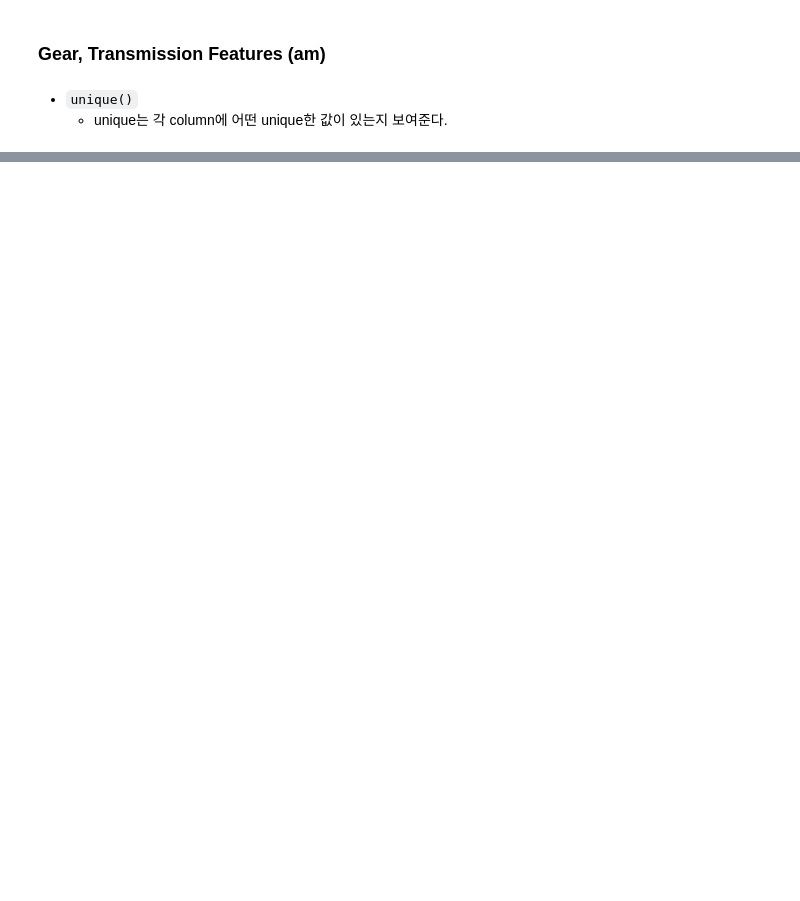
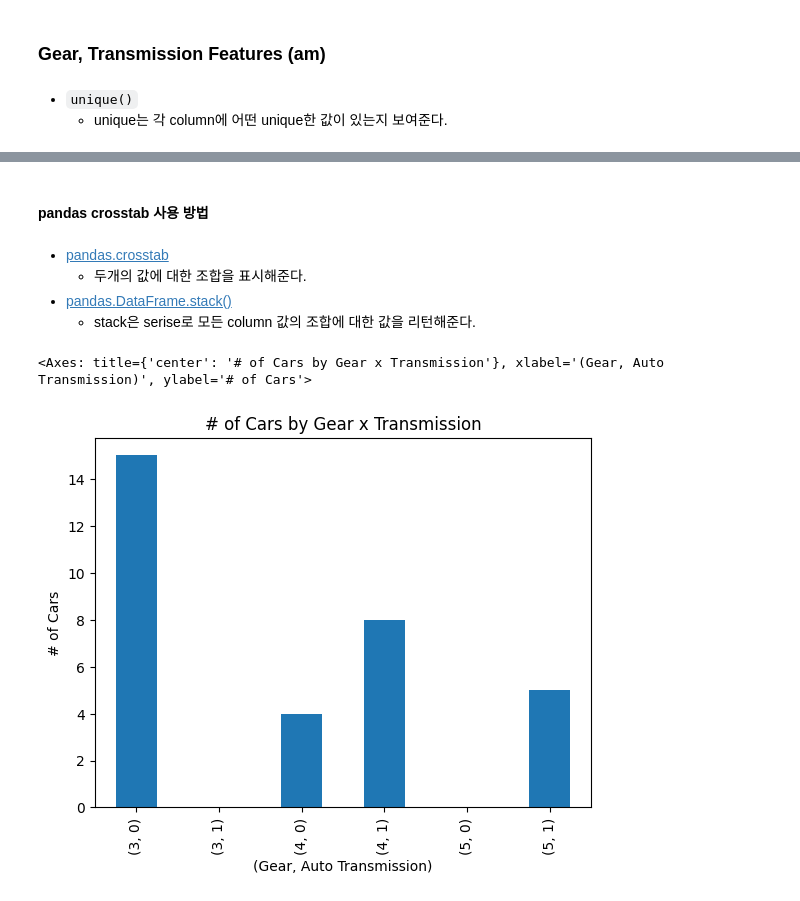
Before and after one commit to softeer5th/data_engineering_course_materials, a Jupyter notebook: missions/w1/w1m1.ipynb, the cells around one changed output, grey strips where cells are left out. Drawn from its saved outputs; the diff is of its cells as text; code cells hidden in the pictures; blank space fills up the shorter version.

```diff
--- a/missions/w1/w1m1.ipynb
+++ b/missions/w1/w1m1.ipynb
@@ -136,0 +178,14 @@ print(f" {df['am'].unique()}")
+# %% [markdown]
+#### pandas crosstab 사용 방법
+# %% [markdown]
+* [pandas.crosstab](https://pandas.pydata.org/docs/reference/api/pandas.crosstab.html#pandas.crosstab)
+	* 두개의 값에 대한 조합을 표시해준다.
+* [pandas.DataFrame.stack()](https://pandas.pydata.org/docs/reference/api/pandas.DataFrame.stack.html#pandas-dataframe-stack)
+	* stack은 serise로 모든 column 값의 조합에 대한 값을 리턴해준다.
+# %%
+crosstab_df = pd.crosstab(df['gear'], df['am'])
+crosstab_df_stacked = crosstab_df.stack()
+crosstab_df_stacked.plot(kind='bar', xlabel='(Gear, Auto Transmission)', ylabel='# of Cars', title='# of Cars by Gear x Transmission')
+# %% [output]
+<Axes: title={'center': '# of Cars by Gear x Transmission'}, xlabel='(Gear, Auto Transmission)', ylabel='# of Cars'>
+[figure, added]
```
Also changed, not shown: parts of 17 cells of this notebook.
